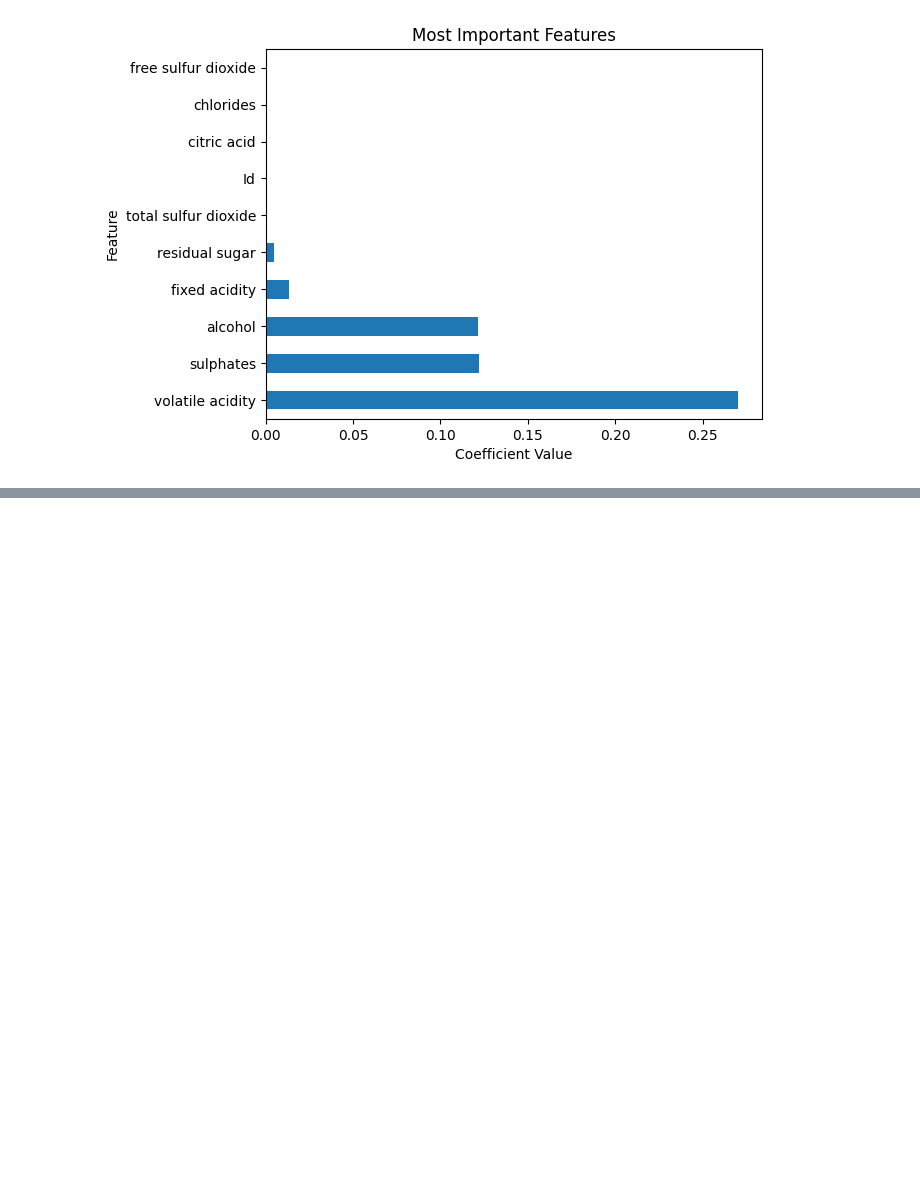
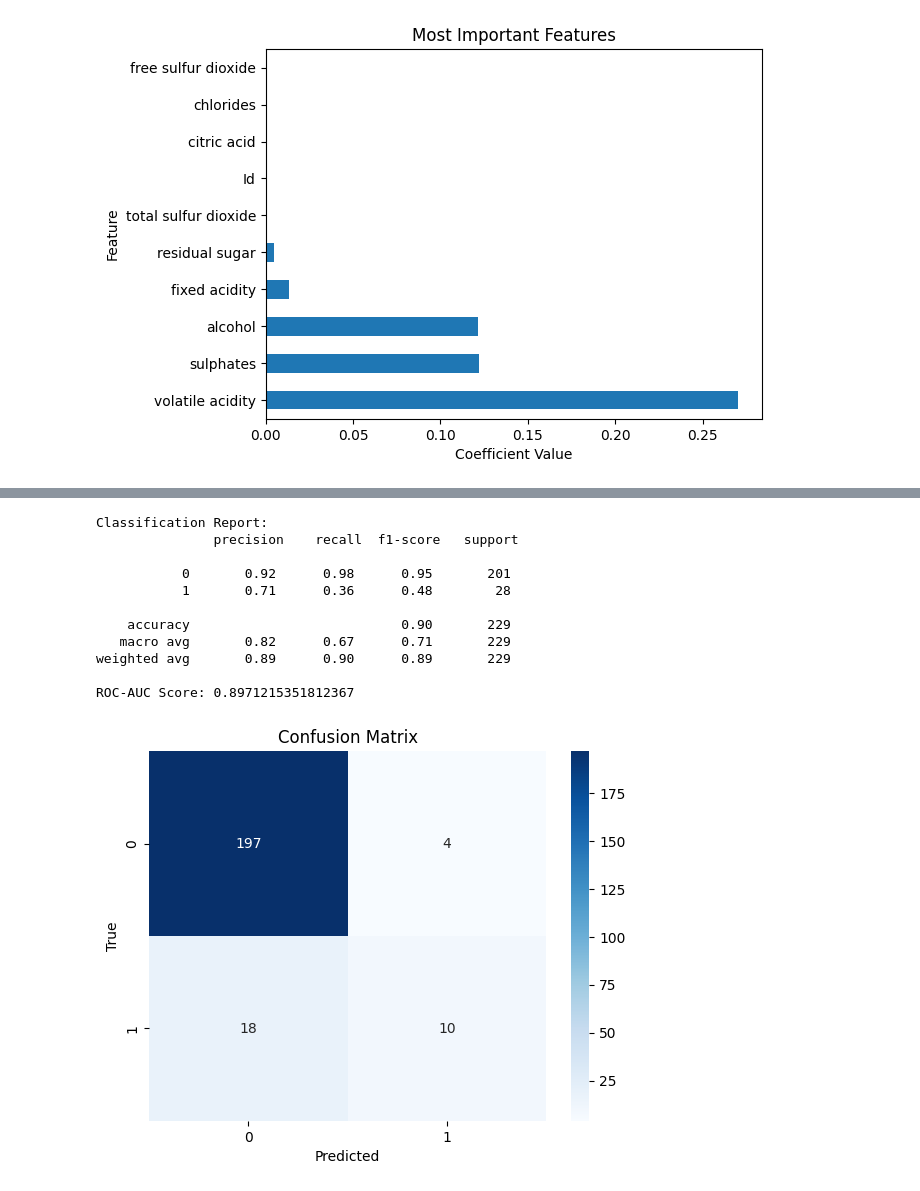
Before and after one commit to JinMizar/ds3001_final_project, a Jupyter notebook: result.ipynb, the cells around one changed output, grey strips where cells are left out. Drawn from its saved outputs; the diff is of its cells as text; code cells hidden in the pictures; blank space fills up the shorter version.

```diff
--- a/result.ipynb
+++ b/result.ipynb
@@ -66,0 +97,44 @@ plt.show()
+# %%
+from sklearn.decomposition import PCA
+from sklearn.linear_model import LogisticRegression
+from sklearn.metrics import classification_report, roc_auc_score, confusion_matrix
+import matplotlib.pyplot as plt
+import seaborn as sns
+
+# Apply PCA to reduce dimensionality
+pca = PCA(n_components=5)  # Adjust n_components based on explained variance
+X_train_pca = pca.fit_transform(X_train_scaled)
+X_test_pca = pca.transform(X_test_scaled)
+
+# Train Logistic Regression on PCA-transformed data
+log_reg_pca = LogisticRegression(max_iter=500)
+log_reg_pca.fit(X_train_pca, y_train)
+
+# Make predictions
+y_pred_train = log_reg_pca.predict(X_train_pca)
+y_pred_test = log_reg_pca.predict(X_test_pca)
+
+# Evaluate model performance
+print("Classification Report:\n", classification_report(y_test, y_pred_test))
+print("ROC-AUC Score:", roc_auc_score(y_test, log_reg_pca.predict_proba(X_test_pca)[:, 1]))
+
+# Confusion Matrix
+conf_matrix = confusion_matrix(y_test, y_pred_test)
+sns.heatmap(conf_matrix, annot=True, fmt='d', cmap='Blues')
+plt.title("Confusion Matrix")
+plt.xlabel("Predicted")
+plt.ylabel("True")
+plt.show()
+# %% [output]
+Classification Report:
+               precision    recall  f1-score   support
+
+           0       0.92      0.98      0.95       201
+           1       0.71      0.36      0.48        28
+
+    accuracy                           0.90       229
+   macro avg       0.82      0.67      0.71       229
+weighted avg       0.89      0.90      0.89       229
+
+ROC-AUC Score: 0.8971215351812367
+[figure, added]
```
Also changed, not shown: parts of 5 cells of this notebook.
